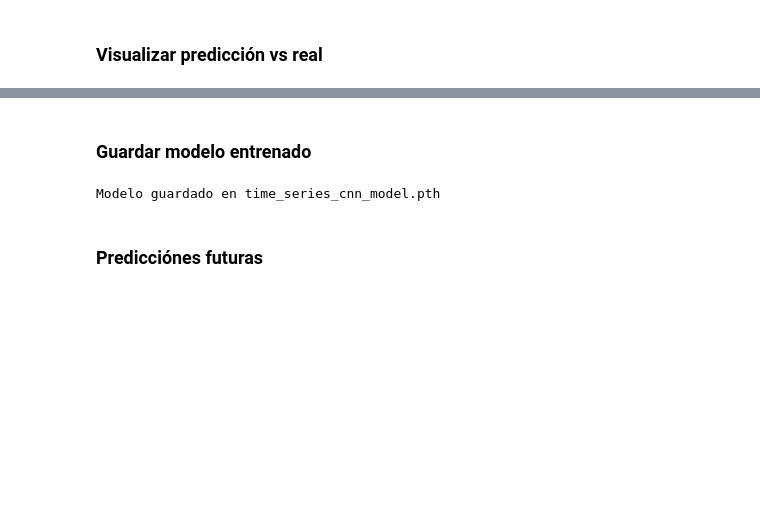
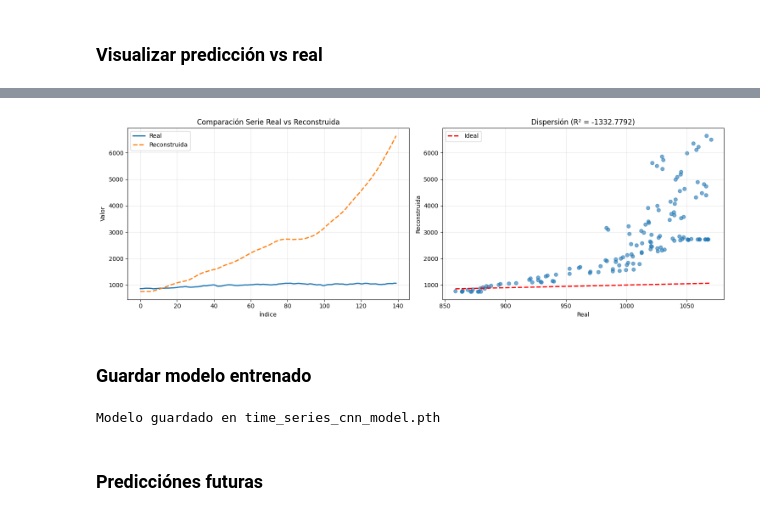
Before and after one commit to JairRamosG/Analisis-Series-de-Tiempo, a Jupyter notebook: CNN_Forecasting/train_nasdaq.ipynb, the cells around one changed output, grey strips where cells are left out. Drawn from its saved outputs; the diff is of its cells as text; code cells hidden in the pictures; blank space fills up the shorter version.

```diff
--- a/CNN_Forecasting/train_nasdaq.ipynb
+++ b/CNN_Forecasting/train_nasdaq.ipynb
@@ -544,3 +429,50 @@ plot_predictions_vs_real(pred_real, target_real)
+# %%
+def comparar_series(df_real, df_pred, col_real="Valores", col_pred="Reconstruida",
+                    titulo="Comparación Serie Real vs Reconstruida"):
+
+    import matplotlib.pyplot as plt
+    from sklearn.metrics import r2_score
+
+    # --- Convertir a arrays ---
+    real = df_real[col_real].values
+    pred = df_pred[col_pred].values
+
+    # --- Alinear longitudes ---
+    L = min(len(real), len(pred))
+    real = real[-L:]
+    pred = pred[-L:]
+
+    # --- Calcular R² ---
+    r2 = r2_score(real, pred)
+
+    # --- Gráfica de líneas ---
+    plt.figure(figsize=(15, 5))
+
+    plt.subplot(1, 2, 1)
+    plt.plot(real, label="Real", linewidth=2)
+    plt.plot(pred, label="Reconstruida", linestyle="--", linewidth=2)
+    plt.title(titulo)
+    plt.xlabel("Índice")
+    plt.ylabel("Valor")
+    plt.grid(True, alpha=0.3)
+    plt.legend()
+
+    # --- Gráfica de dispersión ---
+    plt.subplot(1, 2, 2)
+    plt.scatter(real, pred, alpha=0.6)
+    plt.plot([real.min(), real.max()], [real.min(), real.max()], "r--",
+             label="Ideal", linewidth=2)
+    plt.title(f"Dispersión (R² = {r2:.4f})")
+    plt.xlabel("Real")
+    plt.ylabel("Reconstruida")
+    plt.grid(True, alpha=0.3)
+    plt.legend()
+
+    plt.tight_layout()
+    plt.show()
+comparar_series(df1, df2)
+# %% [output]
+[figure, added]
 # %% [markdown]
 ### Guardar modelo entrenado
 # %%
```
Also changed, not shown: parts of 13 cells of this notebook, 1 other file.
